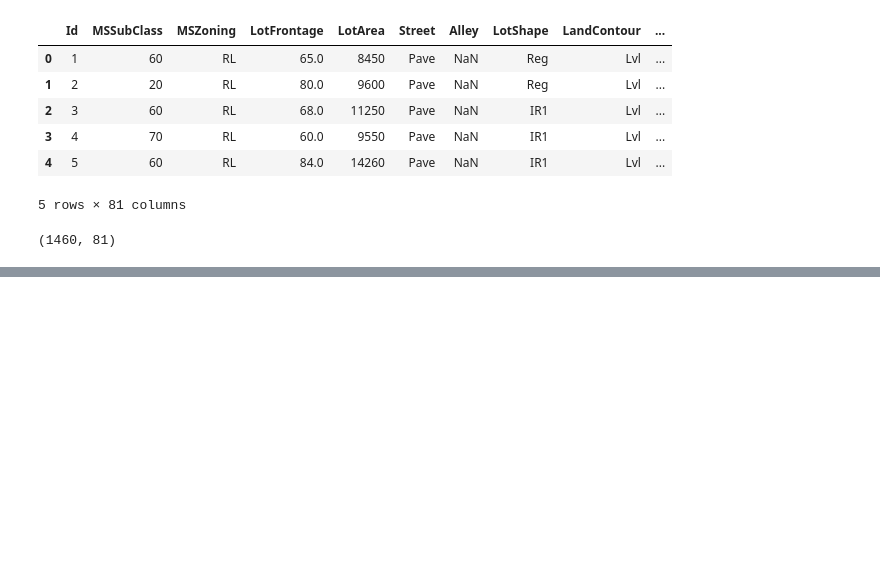
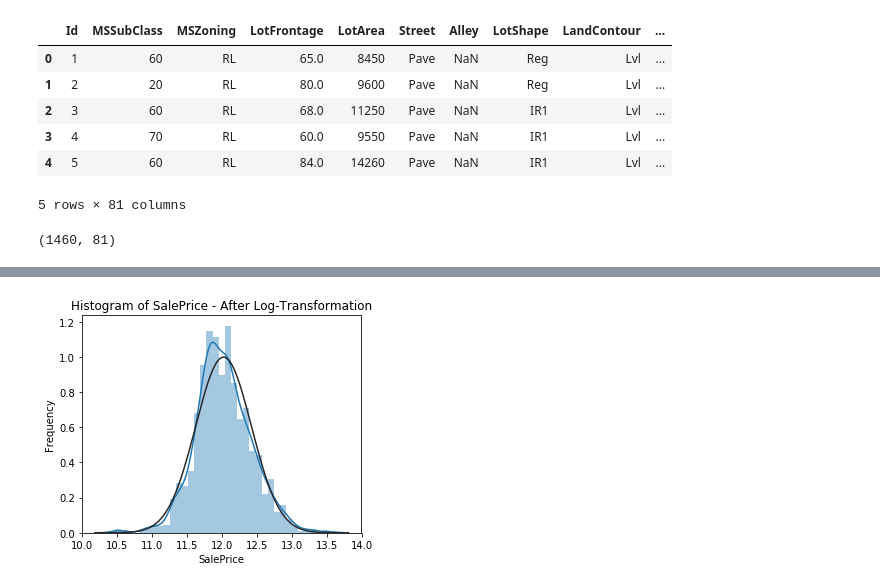
Before and after one commit to philliplagoc/Kaggle-Housing-Price-Contest, a Jupyter notebook: Housing_Price_Estimation.ipynb, the cells around one changed output, grey strips where cells are left out. Drawn from its saved outputs; the diff is of its cells as text; code cells hidden in the pictures; blank space fills up the shorter version.

```diff
--- a/Housing_Price_Estimation.ipynb
+++ b/Housing_Price_Estimation.ipynb
@@ -48,0 +130,8 @@ The descriptions for these variables can be found in `data_description.txt`.
+# %%
+fig, ax = plt.subplots(figsize=(5, 4))
+ax.set_title('Histogram of SalePrice - After Log-Transformation')
+ax.set_ylabel('Frequency')
+ax = sns.distplot(data['SalePrice'], fit = norm)
+plt.show()
+# %% [output]
+[figure, added]
```
Also changed, not shown: parts of 15 cells of this notebook.
